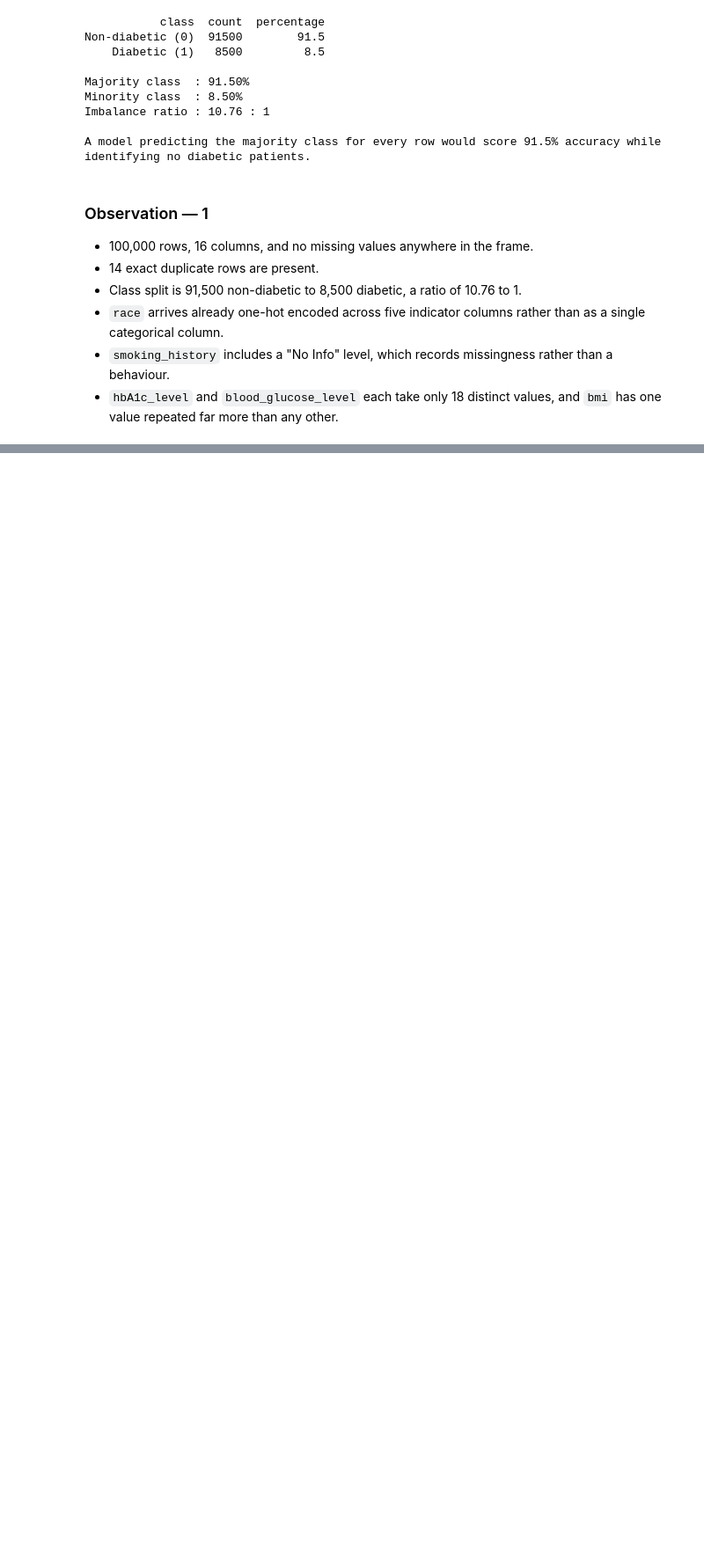
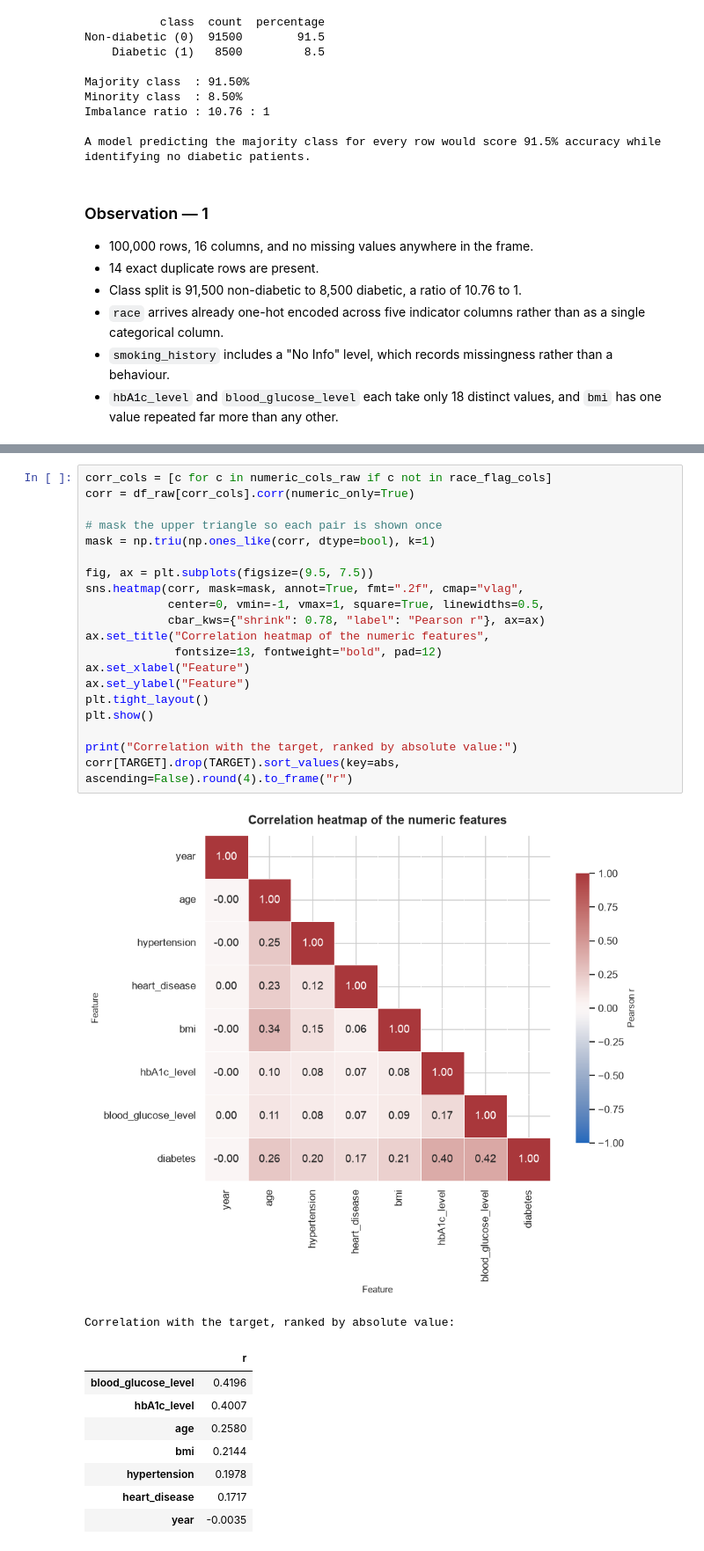
Before and after one commit to renexaan/glucotrack, a Jupyter notebook: notebooks/classification.ipynb, the cells around one changed output, grey strips where cells are left out. Shown at 88% size. Drawn from its saved outputs; the diff is of its cells as text; blank space fills up the shorter version.

```diff
--- a/notebooks/classification.ipynb
+++ b/notebooks/classification.ipynb
@@ -202,0 +280,31 @@ A model predicting the majority class for every row would score 91.5% accuracy w
+# %%
+corr_cols = [c for c in numeric_cols_raw if c not in race_flag_cols]
+corr = df_raw[corr_cols].corr(numeric_only=True)
+
+# mask the upper triangle so each pair is shown once
+mask = np.triu(np.ones_like(corr, dtype=bool), k=1)
+
+fig, ax = plt.subplots(figsize=(9.5, 7.5))
+sns.heatmap(corr, mask=mask, annot=True, fmt=".2f", cmap="vlag",
+            center=0, vmin=-1, vmax=1, square=True, linewidths=0.5,
+            cbar_kws={"shrink": 0.78, "label": "Pearson r"}, ax=ax)
+ax.set_title("Correlation heatmap of the numeric features",
+             fontsize=13, fontweight="bold", pad=12)
+ax.set_xlabel("Feature")
+ax.set_ylabel("Feature")
+plt.tight_layout()
+plt.show()
+
+print("Correlation with the target, ranked by absolute value:")
+corr[TARGET].drop(TARGET).sort_values(key=abs, ascending=False).round(4).to_frame("r")
+# %% [output]
+[figure, added]
+Correlation with the target, ranked by absolute value:
+|  | r |
+| blood_glucose_level | 0.4196 |
+| hbA1c_level | 0.4007 |
+| age | 0.2580 |
+| bmi | 0.2144 |
+| hypertension | 0.1978 |
+| heart_disease | 0.1717 |
+| year | -0.0035 |
```
Also changed, not shown: parts of 11 cells of this notebook.
